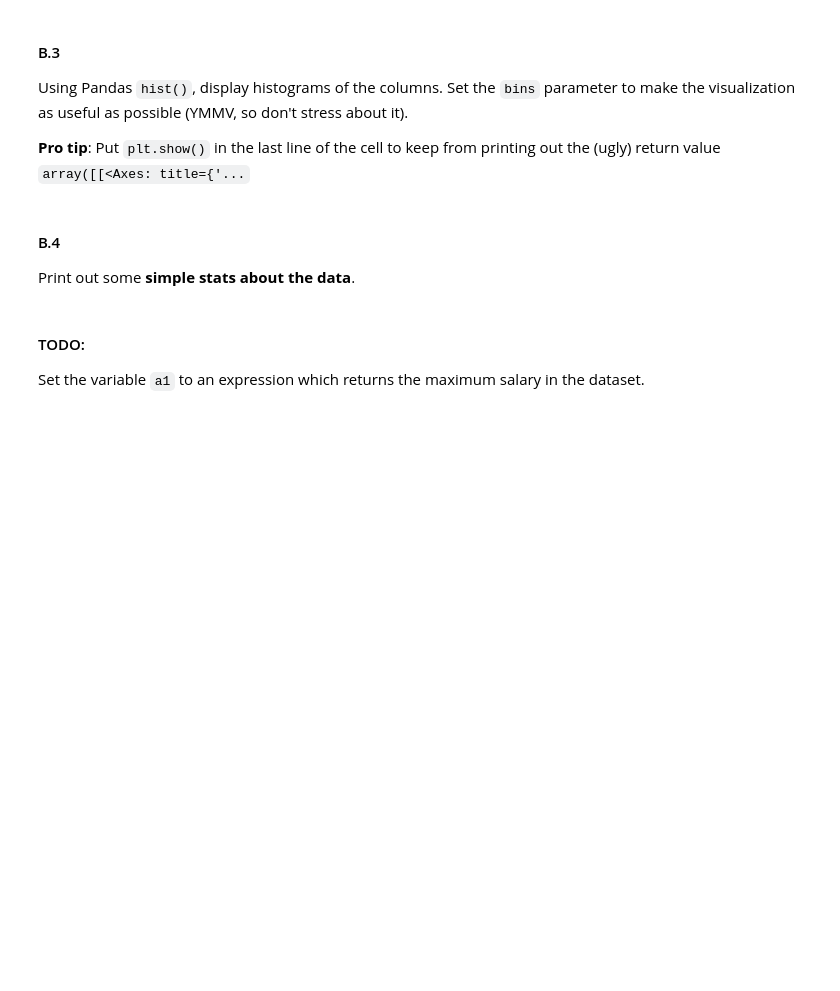
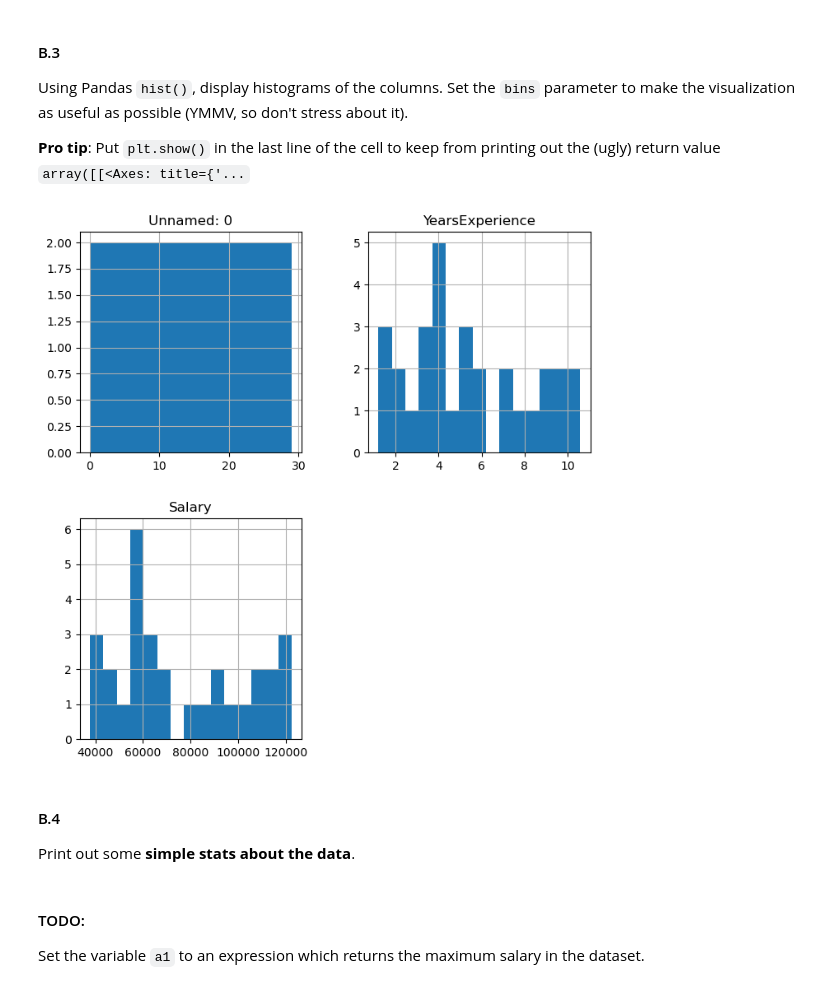
Before and after one commit to waysnyder/Module-3-Assignments, a Jupyter notebook: Homework_01.ipynb, the cells around one changed output. Drawn from its saved outputs; the diff is of its cells as text; code cells hidden in the pictures; blank space fills up the shorter version.

```diff
--- a/Homework_01.ipynb
+++ b/Homework_01.ipynb
@@ -130,6 +154,11 @@ Using Pandas `hist()`, display histograms of the columns.  Set the `bins` parame
 the (ugly) return value `array([[<Axes: title={'...`
 # %%
 # Your code here
+salary = pd.DataFrame(salary_data_raw)
+salary.hist(figsize=(8, 8), bins=15)
+plt.show()
+# %% [output]
+[figure, added]
 # %% [markdown]
 #### B.4
 
```
Also changed, not shown: parts of 10 cells of this notebook.
